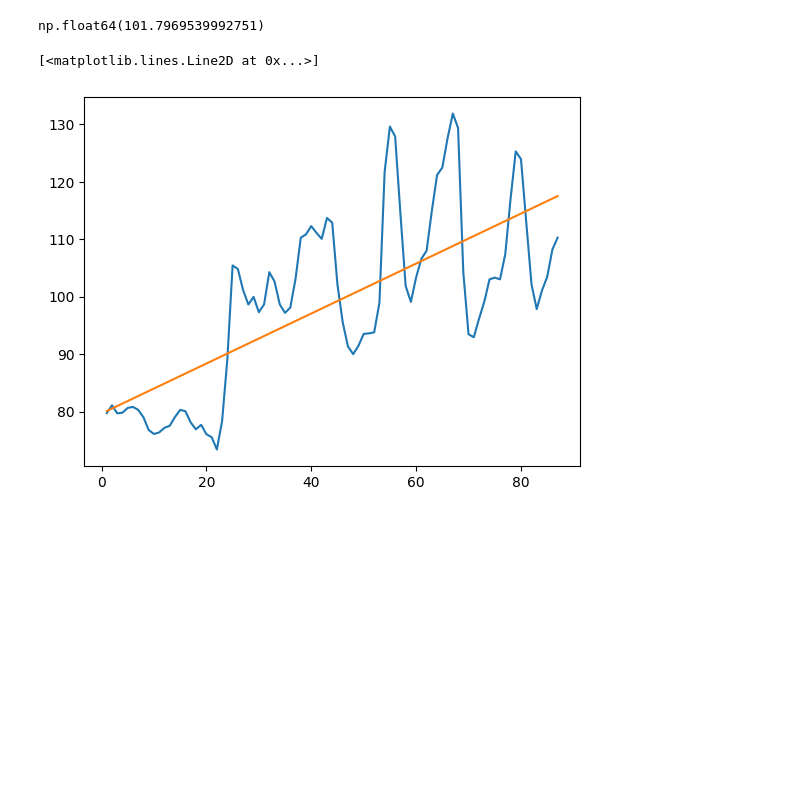
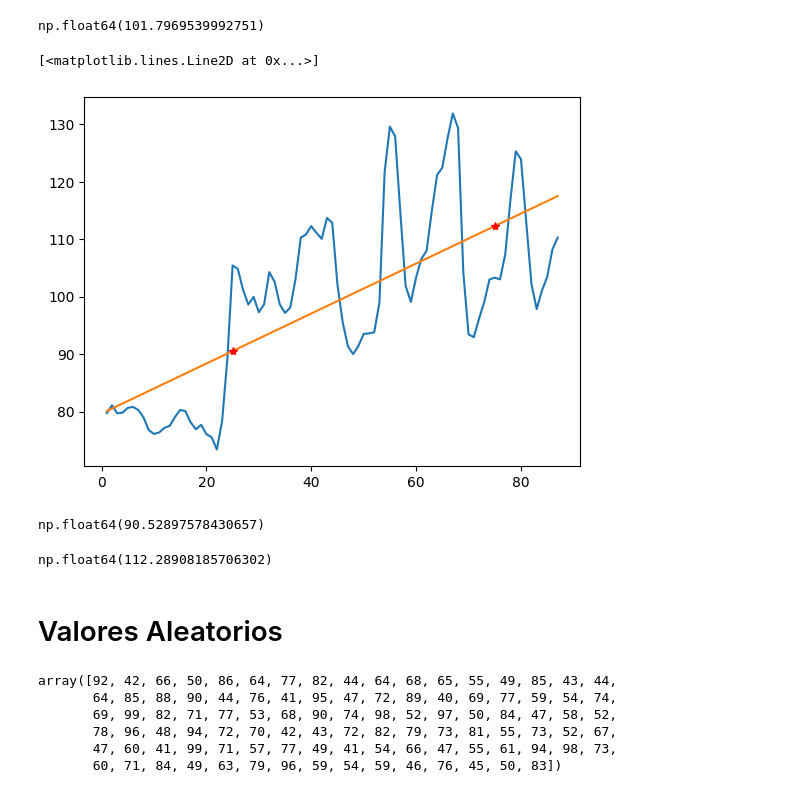
Before and after one commit to MacarenaQuijadaG/ETL, a Jupyter notebook: Numpy.ipynb, the cells around one changed output. Cells and saved outputs as stored; diff of their text form; code cells hidden in the pictures; blank space fills up the shorter version.

```diff
--- a/Numpy.ipynb
+++ b/Numpy.ipynb
@@ -414,6 +414,29 @@ np.float64(101.7969539992751)
 # %%
 plt.plot(fechas, Moscu)
 plt.plot(x,y)
+plt.plot(25,a*25+b,'*r')
+plt.plot(75,a*75+b,'*r')
 # %% [output]
 [<matplotlib.lines.Line2D at 0x...>]
-[figure, old version]
+[figure, new version]
+# %%
+a*25+b
+# %% [output]
+np.float64(90.52897578430657)
+# %%
+a*75+b
+# %% [output]
+np.float64(112.28908185706302)
+# %% [markdown]
+# Valores Aleatorios
+# %%
+# Entero
+
+np.random.randint(40,100,100)
+# %% [output]
+array([92, 42, 66, 50, 86, 64, 77, 82, 44, 64, 68, 65, 55, 49, 85, 43, 44,
+       64, 85, 88, 90, 44, 76, 41, 95, 47, 72, 89, 40, 69, 77, 59, 54, 74,
+       69, 99, 82, 71, 77, 53, 68, 90, 74, 98, 52, 97, 50, 84, 47, 58, 52,
+       78, 96, 48, 94, 72, 70, 42, 43, 72, 82, 79, 73, 81, 55, 73, 52, 67,
+       47, 60, 41, 99, 71, 57, 77, 49, 41, 54, 66, 47, 55, 61, 94, 98, 73,
+       60, 71, 84, 49, 63, 79, 96, 59, 54, 59, 46, 76, 45, 50, 83])
```
Also changed, not shown: parts of 8 cells of this notebook.
